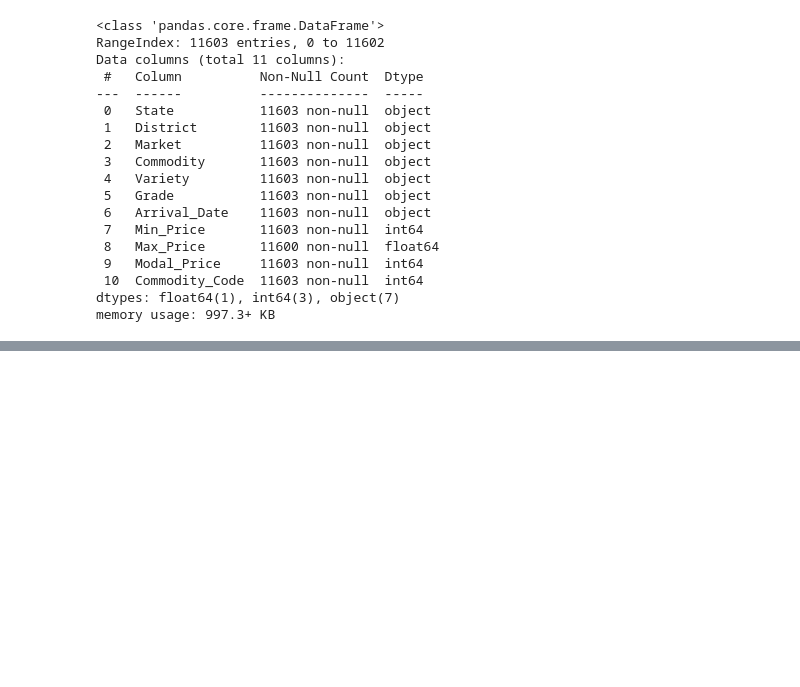
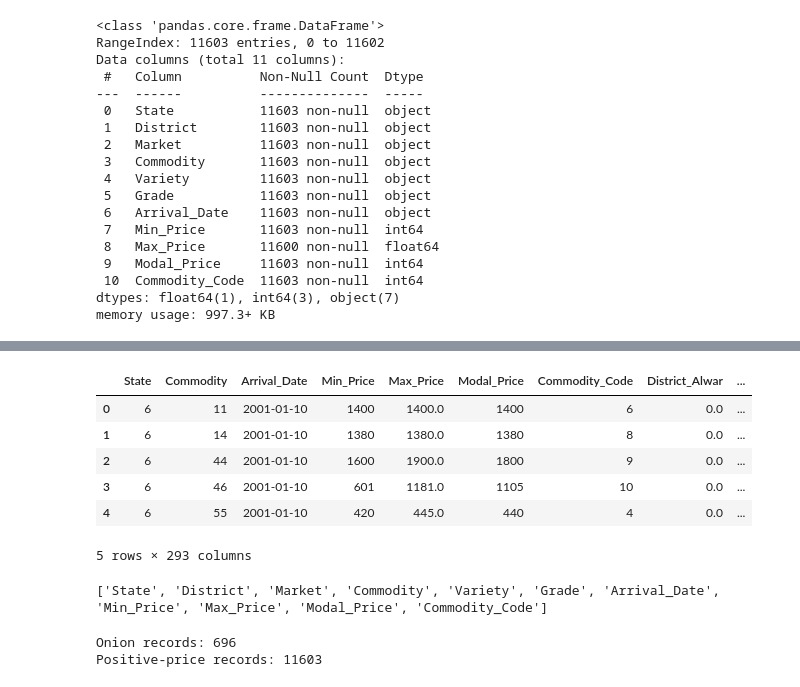
Before and after one commit to shindehiloni-ai/agribusiness-data-analysis, a Jupyter notebook: Untitled.ipynb, the cells around one changed output, grey strips where cells are left out. Drawn from its saved outputs; the diff is of its cells as text; code cells hidden in the pictures; blank space fills up the shorter version.

```diff
--- a/Untitled.ipynb
+++ b/Untitled.ipynb
@@ -34,0 +133,10 @@ memory usage: 997.3+ KB
+# %%
+df.head()
+# %% [output]
+|  | State | Commodity | Arrival_Date | Min_Price | Max_Price | Modal_Price | Commodity_Code | District_Alwar | ... |
+| 0 | 6 | 11 | 2001-01-10 | 1400 | 1400.0 | 1400 | 6 | 0.0 | ... |
+| 1 | 6 | 14 | 2001-01-10 | 1380 | 1380.0 | 1380 | 8 | 0.0 | ... |
+| 2 | 6 | 44 | 2001-01-10 | 1600 | 1900.0 | 1800 | 9 | 0.0 | ... |
+| 3 | 6 | 46 | 2001-01-10 | 601 | 1181.0 | 1105 | 10 | 0.0 | ... |
+| 4 | 6 | 55 | 2001-01-10 | 420 | 445.0 | 440 | 4 | 0.0 | ... |
+5 rows × 293 columns
@@ -34,0 +145,26 @@ memory usage: 997.3+ KB
+# %%
+import pandas as pd
+
+df = pd.read_csv("2001.csv", low_memory=False)
+
+# Inspect the actual column names first
+print(df.columns.tolist())
+# %% [output]
+['State', 'District', 'Market', 'Commodity', 'Variety', 'Grade', 'Arrival_Date', 'Min_Price', 'Max_Price', 'Modal_Price', 'Commodity_Code']
+# %%
+# Filter records for one commodity
+onion_data = df[
+    df["Commodity"].astype("string").str.strip().str.lower()
+    == "onion"
+]
+
+# Select records with a positive modal price
+valid_price_data = df[
+    pd.to_numeric(df["Modal_Price"], errors="coerce") > 0
+]
+
+print("Onion records:", len(onion_data))
+print("Positive-price records:", len(valid_price_data))
+# %% [output]
+Onion records: 696
+Positive-price records: 11603
```
Also changed, not shown: parts of 24 cells of this notebook.
